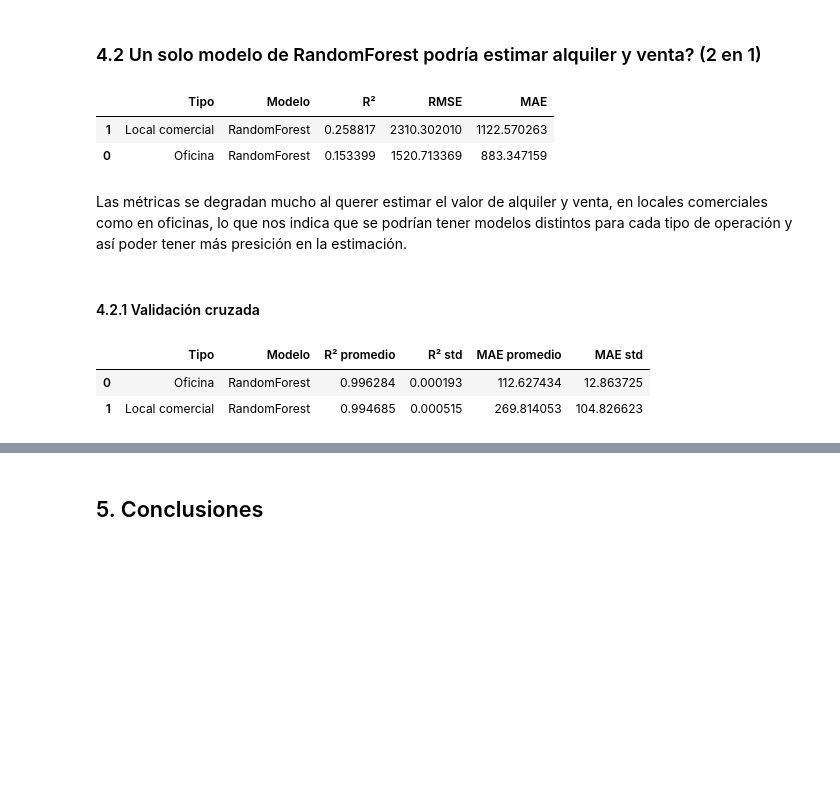
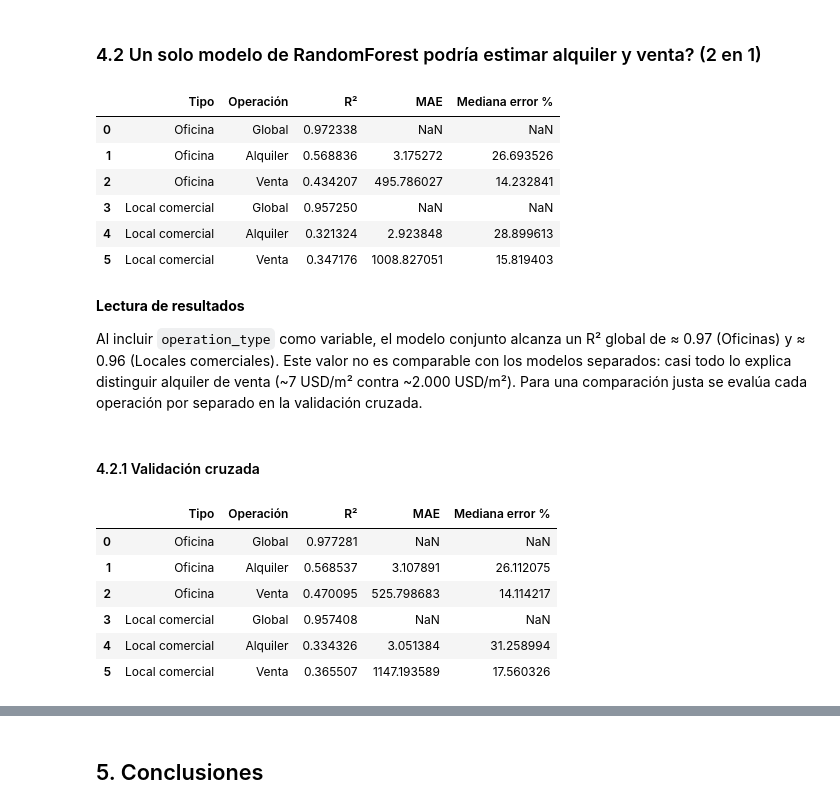
Before and after one commit to pixelciosa/Model_Price_prediction, a Jupyter notebook: notebooks/02_Models_comparisson.ipynb, the cells around one changed output, grey strips where cells are left out. Saved outputs shown, nothing was run; the diff lists cells and outputs as text; code cells hidden in the pictures; blank space fills up the shorter version.

```diff
--- a/notebooks/02_Models_comparisson.ipynb
+++ b/notebooks/02_Models_comparisson.ipynb
@@ -359,8 +359,9 @@ results_df
 # %% [markdown]
 ### 4.2 Un solo modelo de RandomForest podría estimar alquiler y venta? (2 en 1)
 # %%
+# Codifico operation_type (Alquiler = 0, Venta = 1) y la conservo como variable predictora,
+# para que el modelo pueda distinguir entre alquileres y ventas
 le = LabelEncoder()
 df_le['operation_type'] = le.fit_transform(df_le['operation_type'])
-df_le.drop(columns=['operation_type'], inplace=True)
 # %%
 tipo_propiedad = ['Oficina', 'Local comercial']
@@ -401,62 +407,59 @@ for tp in tipo_propiedad:
 # ---- Tabla comparativa ----
 results = pd.DataFrame(results)
 # %%
-results.sort_values(by='R²', ascending=False)
+results
 # %% [output]
-|  | Tipo | Modelo | R² | RMSE | MAE |
-| 1 | Local comercial | RandomForest | 0.258817 | 2310.302010 | 1122.570263 |
-| 0 | Oficina | RandomForest | 0.153399 | 1520.713369 | 883.347159 |
+|  | Tipo | Operación | R² | MAE | Mediana error % |
+| 0 | Oficina | Global | 0.972338 | NaN | NaN |
+| 1 | Oficina | Alquiler | 0.568836 | 3.175272 | 26.693526 |
+| 2 | Oficina | Venta | 0.434207 | 495.786027 | 14.232841 |
+| 3 | Local comercial | Global | 0.957250 | NaN | NaN |
+| 4 | Local comercial | Alquiler | 0.321324 | 2.923848 | 28.899613 |
+| 5 | Local comercial | Venta | 0.347176 | 1008.827051 | 15.819403 |
 # %% [markdown]
-Las métricas se degradan mucho al querer estimar el valor de alquiler y venta, en locales comerciales como en oficinas, lo que nos indica que se podrían tener modelos distintos para cada tipo de operación y así poder tener más presición en la estimación.
+**Lectura de resultados**
+
+Al incluir `operation_type` como variable, el modelo conjunto alcanza un R² global de ≈ 0.97 (Oficinas) y ≈ 0.96 (Locales comerciales). Este valor no es comparable con los modelos separados: casi todo lo explica distinguir alquiler de venta (~7 USD/m² contra ~2.000 USD/m²). Para una comparación justa se evalúa cada operación por separado en la validación cruzada.
 # %% [markdown]
 #### 4.2.1 Validación cruzada
 # %%
+from sklearn.model_selection import cross_val_predict
+
 # Configuración general
 kf = KFold(n_splits=5, shuffle=True, random_state=42)
-scorer_r2 = 'r2'
-scorer_mae_custom = make_scorer(mae_exp, greater_is_better=False) # Se utiliza 'greater_is_better=False' porque un MAE menor es mejor.
 
 results = []
 
 # Iteramos por tipo de propiedad
 for tp in tipo_propiedad:
-    df_le_sub = df_le[df_le['property_type'] == tp]
-    df_le_sub = df_le_sub.drop(columns=['property_type'], axis=1)
+    df_le_sub = df_le[df_le['property_type'] == tp].drop(columns=['property_type'])
 
     # Separación X/y
     y_tree = np.log1p(df_le_sub['price_per_m2'])
-    X_tree = df_le_sub.drop(columns=['price_per_m2'])
+    X_tree = df_le_sub.drop(columns=['price_usd', 'price_per_m2'])  # conserva operation_type
 
-    # Random Forest
+    # Random Forest: predicción de cada fila con el fold en que quedó como validación
     rf_model_2in1 = RandomForestRegressor(
         n_estimators=500,
         max_depth=None,
         max_features='sqrt',
         min_samples_split=2,
         min_samples_leaf=2,
         random_state=42
     )
-    scores_r2_rf = cross_val_score(rf_model_2in1, X_tree, y_tree, cv=kf, scoring=scorer_r2)
+    y_pred_cv = cross_val_predict(rf_model_2in1, X_tree, y_tree, cv=kf)
 
-    # MAE: Usamos el custom scorer (scorer_mae_custom)
-    # y_tree es pasada, pero el custom scorer la transforma internamente
-    scores_mae_rf = cross_val_score(rf_model_2in1, X_tree, y_tree, cv=kf, scoring=scorer_mae_custom)
-
-    results.append({
-        "Tipo": tp,
-        "Modelo": "RandomForest",
-        "R² promedio": scores_r2_rf.mean(),
-        "R² std": scores_r2_rf.std(),
-        "MAE promedio": -scores_mae_rf.mean(), # Se invierte el signo para obtener el MAE positivo
-        "MAE std": scores_mae_rf.std()
-    })
+    metricas_por_operacion(tp, X_tree, y_tree.values, y_pred_cv, results)
 
 # Tabla final
 results_df = pd.DataFrame(results)
-results_df = results_df.sort_values(by=["MAE promedio", "R² promedio"]).reset_index(drop=True)
 results_df
 # %% [output]
-|  | Tipo | Modelo | R² promedio | R² std | MAE promedio | MAE std |
-| 0 | Oficina | RandomForest | 0.996284 | 0.000193 | 112.627434 | 12.863725 |
-| 1 | Local comercial | RandomForest | 0.994685 | 0.000515 | 269.814053 | 104.826623 |
+|  | Tipo | Operación | R² | MAE | Mediana error % |
+| 0 | Oficina | Global | 0.977281 | NaN | NaN |
+| 1 | Oficina | Alquiler | 0.568537 | 3.107891 | 26.112075 |
+| 2 | Oficina | Venta | 0.470095 | 525.798683 | 14.114217 |
+| 3 | Local comercial | Global | 0.957408 | NaN | NaN |
+| 4 | Local comercial | Alquiler | 0.334326 | 3.051384 | 31.258994 |
+| 5 | Local comercial | Venta | 0.365507 | 1147.193589 | 17.560326 |
 # %% [markdown]
```
Also changed, not shown: parts of 8 cells of this notebook, 4 other files.
